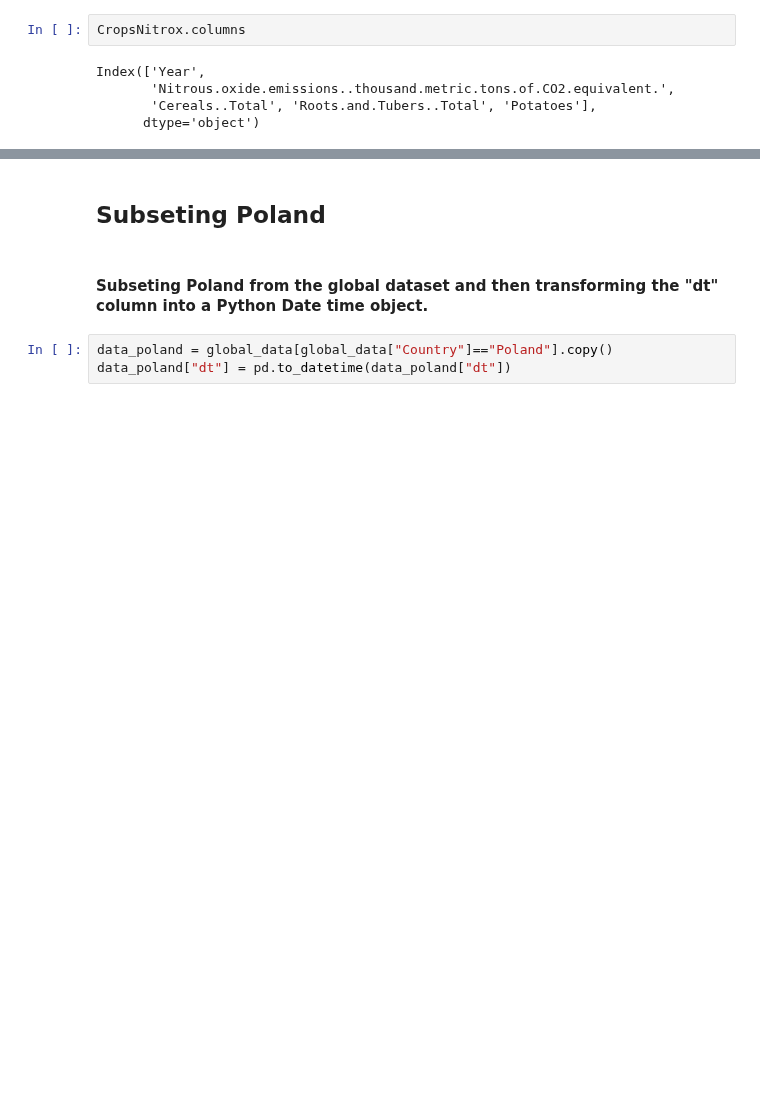
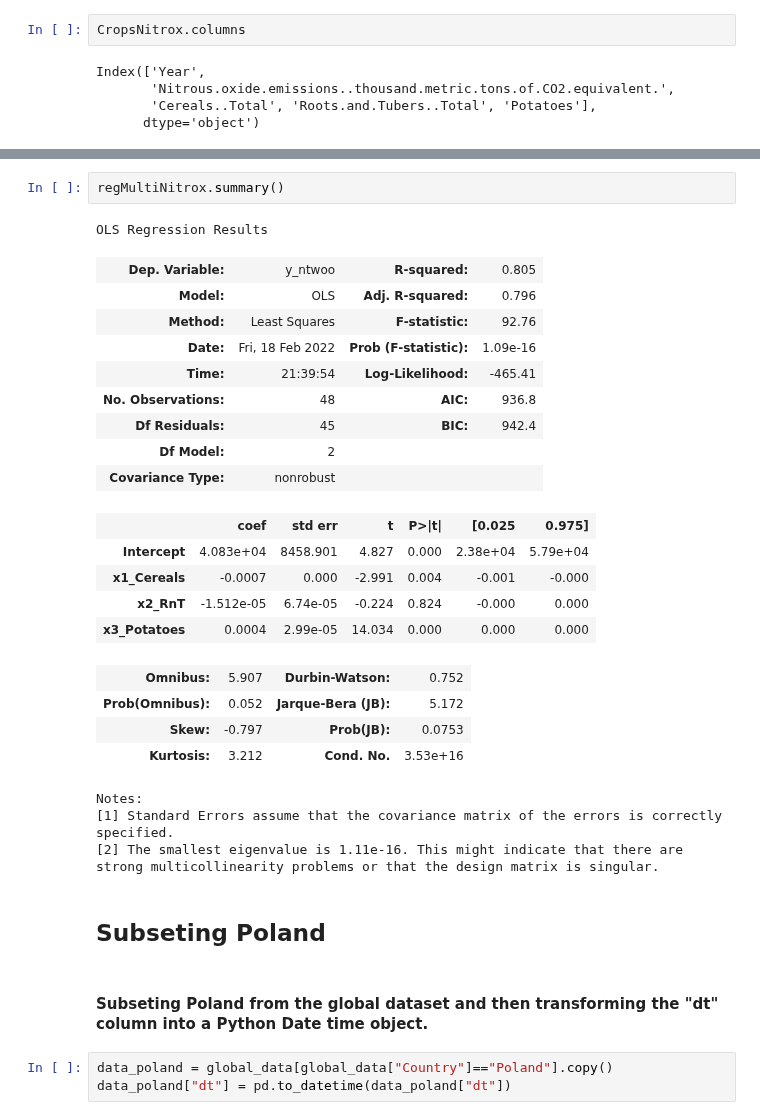
Before and after one commit to Alejandro-github-mx/statistics-projects, a Jupyter notebook: 2022-02-28-statistics-homework-FoodCC-Poland.ipynb, the cells around one changed output, grey strips where cells are left out. Saved outputs shown, nothing was run; the diff lists cells and outputs as text; blank space fills up the shorter version.

```diff
--- a/2022-02-28-statistics-homework-FoodCC-Poland.ipynb
+++ b/2022-02-28-statistics-homework-FoodCC-Poland.ipynb
@@ -592,3 +610,29 @@ ax.scatter(x1_Cereals, x3_Potatoes, y_ntwoo, c="r")
+# %%
+regMultiNitrox.summary()
+# %% [output]
+OLS Regression Results
+| Dep. Variable: | y_ntwoo | R-squared: | 0.805 |
+| Model: | OLS | Adj. R-squared: | 0.796 |
+| Method: | Least Squares | F-statistic: | 92.76 |
+| Date: | Fri, 18 Feb 2022 | Prob (F-statistic): | 1.09e-16 |
+| Time: | 21:39:54 | Log-Likelihood: | -465.41 |
+| No. Observations: | 48 | AIC: | 936.8 |
+| Df Residuals: | 45 | BIC: | 942.4 |
+| Df Model: | 2 |  |  |
+| Covariance Type: | nonrobust |  |  |
+|  | coef | std err | t | P>|t| | [0.025 | 0.975] |
+| Intercept | 4.083e+04 | 8458.901 | 4.827 | 0.000 | 2.38e+04 | 5.79e+04 |
+| x1_Cereals | -0.0007 | 0.000 | -2.991 | 0.004 | -0.001 | -0.000 |
+| x2_RnT | -1.512e-05 | 6.74e-05 | -0.224 | 0.824 | -0.000 | 0.000 |
+| x3_Potatoes | 0.0004 | 2.99e-05 | 14.034 | 0.000 | 0.000 | 0.000 |
+| Omnibus: | 5.907 | Durbin-Watson: | 0.752 |
+| Prob(Omnibus): | 0.052 | Jarque-Bera (JB): | 5.172 |
+| Skew: | -0.797 | Prob(JB): | 0.0753 |
+| Kurtosis: | 3.212 | Cond. No. | 3.53e+16 |
+Notes:
+[1] Standard Errors assume that the covariance matrix of the errors is correctly specified.
+[2] The smallest eigenvalue is 1.11e-16. This might indicate that there are
+strong multicollinearity problems or that the design matrix is singular.
 # %% [markdown]
 ## Subseting Poland
 # %% [markdown]
```
Also changed, not shown: parts of 3 cells of this notebook.
